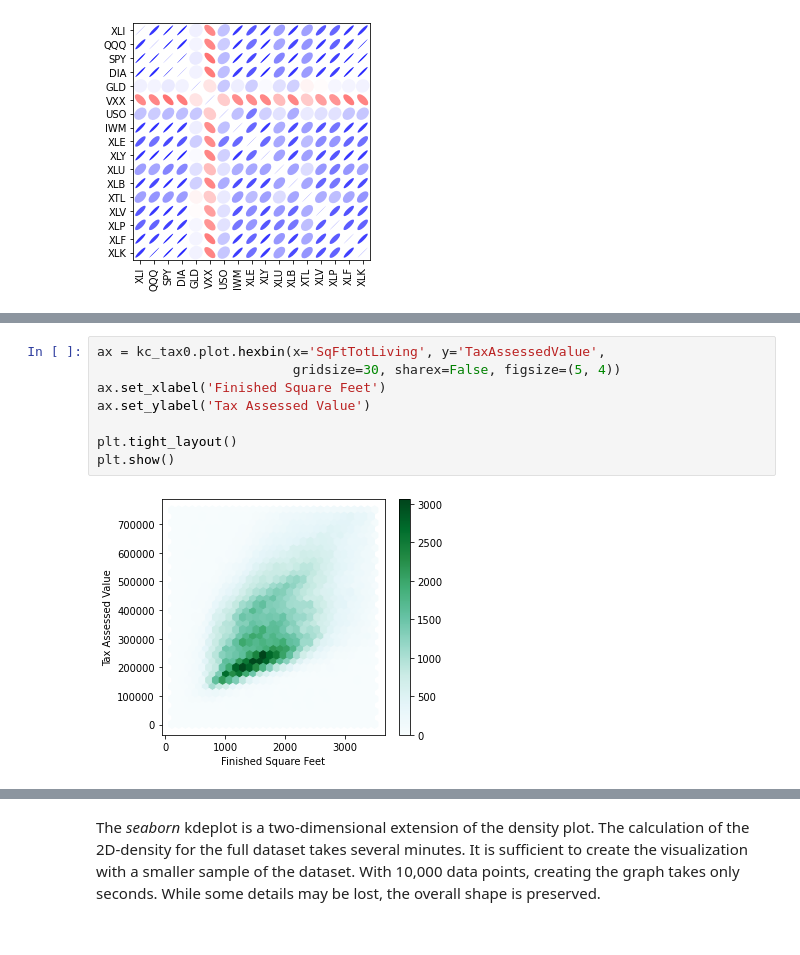
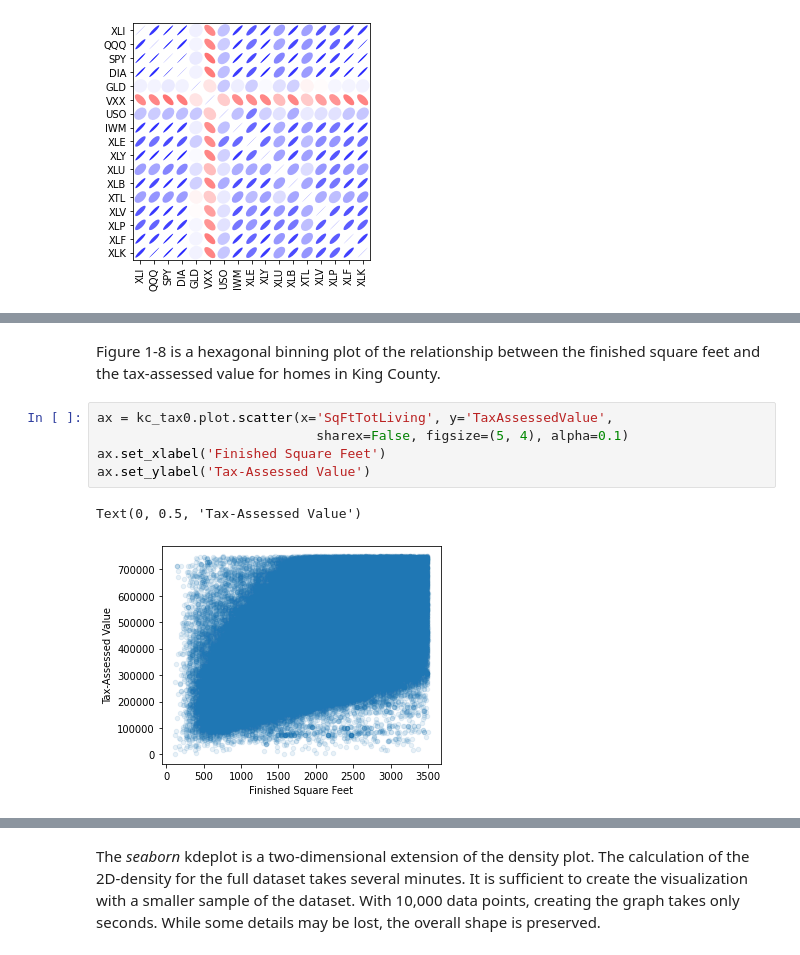
Before and after one commit to pmayd/practical-statistics-for-data-scientists, a Jupyter notebook: python/notebooks/Chapter 1 - Exploratory Data Analysis.ipynb, the cells around one changed output, grey strips where cells are left out. Saved outputs shown, nothing was run; the diff lists cells and outputs as text.

```diff
--- a/python/notebooks/Chapter 1 - Exploratory Data Analysis.ipynb
+++ b/python/notebooks/Chapter 1 - Exploratory Data Analysis.ipynb
@@ -599,10 +804,10 @@ If the number of data points gets large, scatter plots will no longer be meaning
+# %% [markdown]
+Figure 1-8 is a hexagonal binning plot of the relationship between the finished square feet and the tax-assessed value for homes in King County.
 # %%
-ax = kc_tax0.plot.hexbin(x='SqFtTotLiving', y='TaxAssessedValue',
-                         gridsize=30, sharex=False, figsize=(5, 4))
+ax = kc_tax0.plot.scatter(x='SqFtTotLiving', y='TaxAssessedValue',
+                            sharex=False, figsize=(5, 4), alpha=0.1)
 ax.set_xlabel('Finished Square Feet')
-ax.set_ylabel('Tax Assessed Value')
-
-plt.tight_layout()
-plt.show()
+ax.set_ylabel('Tax-Assessed Value')
 # %% [output]
+Text(0, 0.5, 'Tax-Assessed Value')
-[figure, old version]
+[figure, new version]
```
Also changed, not shown: parts of 69 cells of this notebook.
